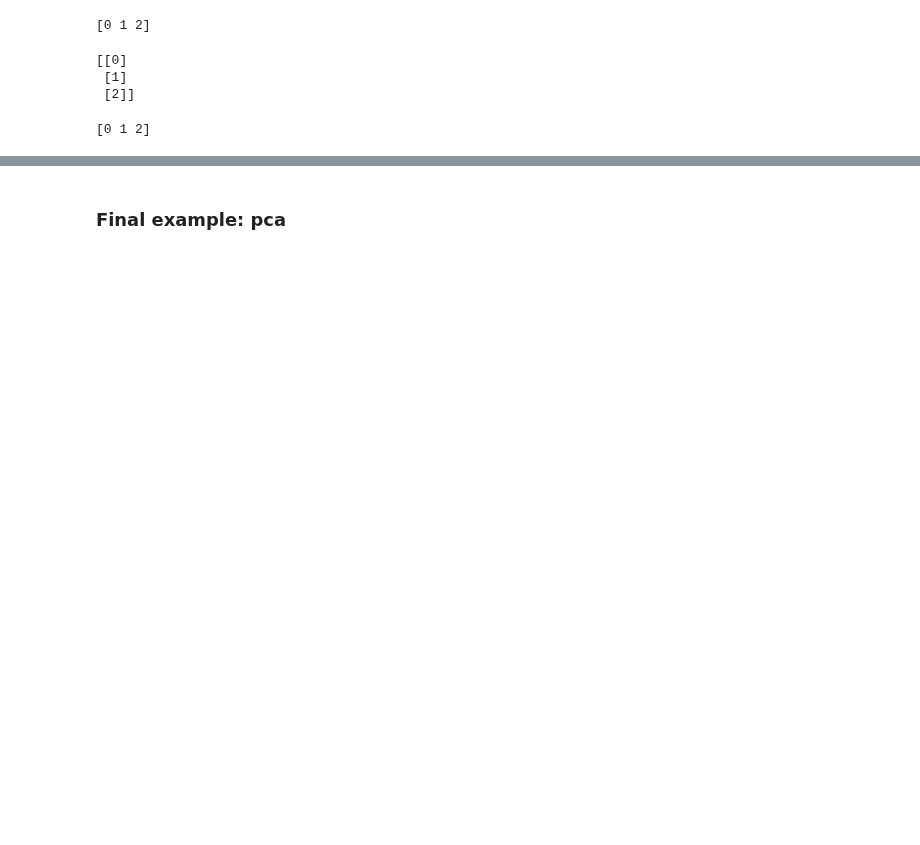
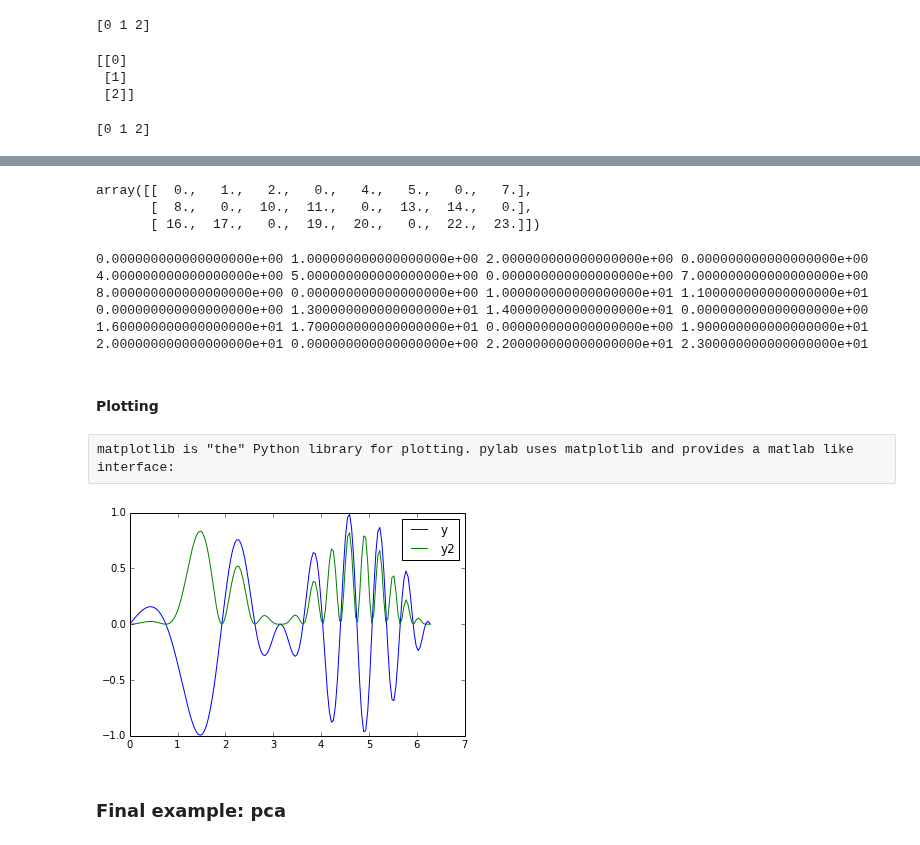
Before and after one commit to uweschmitt/python_tutorial, a Jupyter notebook: python_kurs_ethz.ipynb, the cells around one changed output, grey strips where cells are left out. Cells and saved outputs as stored; diff of their text form; code cells hidden in the pictures; blank space fills up the shorter version.

```diff
--- a/python_kurs_ethz.ipynb
+++ b/python_kurs_ethz.ipynb
@@ -1670,0 +2052,16 @@ mat.tofile?
+# %%
+np.loadtxt("matrix.txt")
+# %% [output]
+array([[  0.,   1.,   2.,   0.,   4.,   5.,   0.,   7.],
+       [  8.,   0.,  10.,  11.,   0.,  13.,  14.,   0.],
+       [ 16.,  17.,   0.,  19.,  20.,   0.,  22.,  23.]])
+# %%
+print open("matrix.txt").read()
+# %% [output]
+0.000000000000000000e+00 1.000000000000000000e+00 2.000000000000000000e+00 0.000000000000000000e+00 4.000000000000000000e+00 5.000000000000000000e+00 0.000000000000000000e+00 7.000000000000000000e+00
+8.000000000000000000e+00 0.000000000000000000e+00 1.000000000000000000e+01 1.100000000000000000e+01 0.000000000000000000e+00 1.300000000000000000e+01 1.400000000000000000e+01 0.000000000000000000e+00
+1.600000000000000000e+01 1.700000000000000000e+01 0.000000000000000000e+00 1.900000000000000000e+01 2.000000000000000000e+01 0.000000000000000000e+00 2.200000000000000000e+01 2.300000000000000000e+01
+# %% [markdown]
+#### Plotting
+# %% [raw]
+matplotlib is "the" Python library for plotting. pylab uses matplotlib and provides a matlab like interface:
@@ -1671,2 +2071,16 @@ mat.tofile?
+# %%
+import pylab
+x = np.linspace(0, 2 * np.pi, 150)
+y = np.sin(x) * np.cos(x*x+1)
+
+pylab.plot(x, y, label="y")
+
+y2 = y * np.sin(y)
+pylab.plot(x, y2, label="y2")
+
+pylab.legend()
+pylab.show()
+# %% [output]
+[figure, added]
 # %% [markdown]
 ### Final example: pca
```
Also changed, not shown: parts of 440 cells of this notebook.
